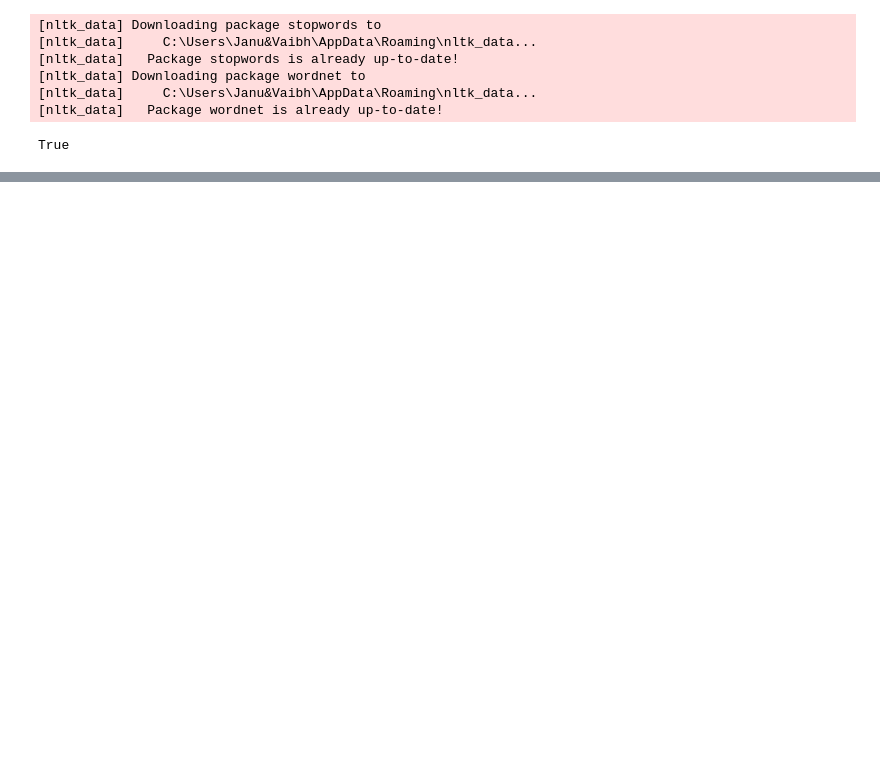
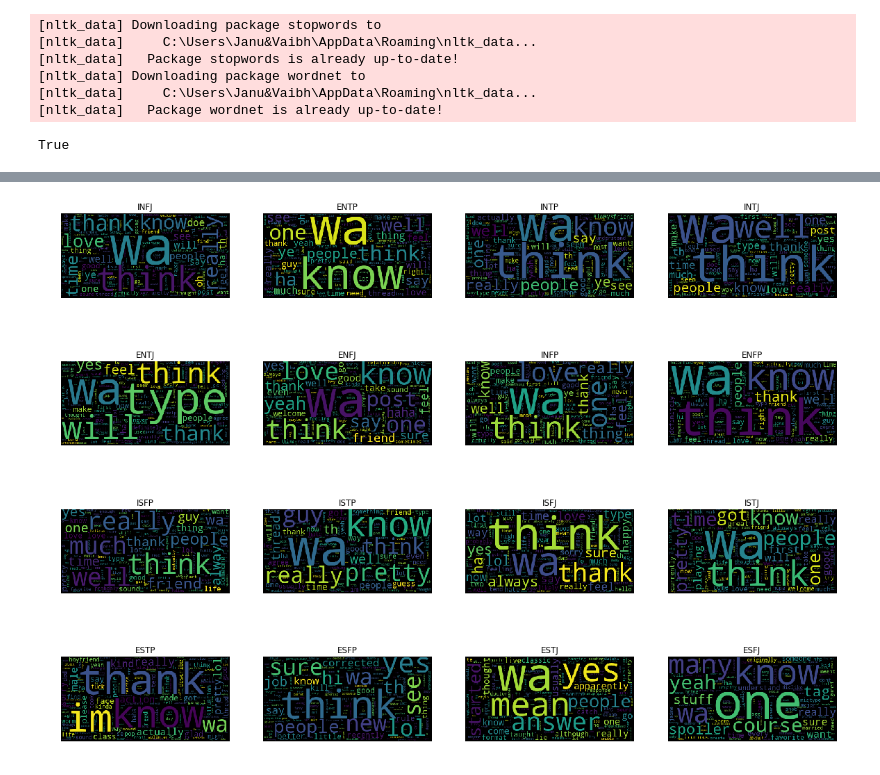
Before and after one commit to jahnavi9299p/Capstone-Project-2, a Jupyter notebook: Untitled1.ipynb, the cells around one changed output, grey strips where cells are left out. Saved outputs shown, nothing was run; the diff lists cells and outputs as text; code cells hidden in the pictures; blank space fills up the shorter version.

```diff
--- a/Untitled1.ipynb
+++ b/Untitled1.ipynb
@@ -262,9 +230,9 @@ nltk.download('wordnet')
 [nltk_data]   Package wordnet is already up-to-date!
 True
 # %%
-# tokenize into words
-tokens = [word for sent in nltk.sent_tokenize(p) for word in nltk.word_tokenize(sent)]
+# # tokenize into words
+# tokens = [word for sent in nltk.sent_tokenize(p) for word in nltk.word_tokenize(sent)]
 
-#substitute token with values of bog
-tokens1 = [bog[token] for token in tokens if token in list(bog.keys())]
-tokens1
+# #substitute token with values of bog
+# tokens1 = [bog[token] for token in tokens if token in list(bog.keys())]
+# tokens1
@@ -291,19 +301,24 @@ def preprocessing(text):
     #text = text.decode("utf8")
     # tokenize into words
     tokens = [word for sent in nltk.sent_tokenize(text) for word in nltk.word_tokenize(sent)]
+#     syn_text = [s.replace(sent) for sent in nltk.sent_tokenize(text)]
+#     print(type(syn_text))
+    #tokens = [ word for word in nltk.word_tokenize(syn_text)]
 
-    #substitute token with values of bog
-    #tokens = [bog[token] for token in tokens if token in list(bog.keys())]
     # remove stopwords
-    stop = stopwords.words('english')
-    tokens = [token for token in tokens if token not in swords]
-
+   # stop = stopwords.words('english')
+    stop = [ 'infj', 'entp', 'intp', 'intj', 'entj', 'enfj', 'infp', 'enfp',
+                 'isfp', 'istp', 'isfj', 'istj', 'estp', 'esfp', 'estj', 'esfj',
+                 'infjs', 'entps', 'intps', 'intjs', 'entjs', 'enfjs',
+                 'infps', 'enfps', 'isfps', 'istps', 'isfjs', 'istjs', 'estps', 'esfps', 'estjs', 'esfjs']
+    #tokens = [s.replace(token) for token in tokens if token not in stop]
+    tokens = [token for token in tokens if token not in stop]
     # remove words less than three letters
-    tokens = [word for word in tokens if len(word) >= 1]
+    #tokens = [word for word in tokens if len(word) >= 3]
 
     # lower capitalization
     tokens = [word.lower() for word in tokens]
-
+    #tokens - [l.replace(word) for word in tokens]
     # lemmatize
     lmtzr = WordNetLemmatizer()
     tokens = [lmtzr.lemmatize(word) for word in tokens]
@@ -339,19 +365,21 @@ mbti.head(5)
 # %%
 from wordcloud import WordCloud
 
 # stopwords to not consider
 labels = mbti['type'].unique()
 row, col = 4, 4
-wc = WordCloud(stopwords = cachedStopWords)
+wc = WordCloud()
 
 fig, ax = plt.subplots(4, 4, figsize=(20,15))
 
 for i in range(4):
     for j in range(4):
         cur_type = labels[i*col+j]
         cur_ax = ax[i][j]
-        df = mbti[mbti['type'] == cur_type]
-        wordcloud = wc.generate(df['Cleaned_posts'].to_string())
+        df5 = mbti[mbti['type'] == cur_type]
+        wordcloud = wc.generate(df5['Cleaned_posts'].to_string())
         cur_ax.imshow(wordcloud)
         cur_ax.axis('off')
         cur_ax.set_title(cur_type)
+# %% [output]
+[figure, added]
```
Also changed, not shown: parts of 55 cells of this notebook, 2 other files.
